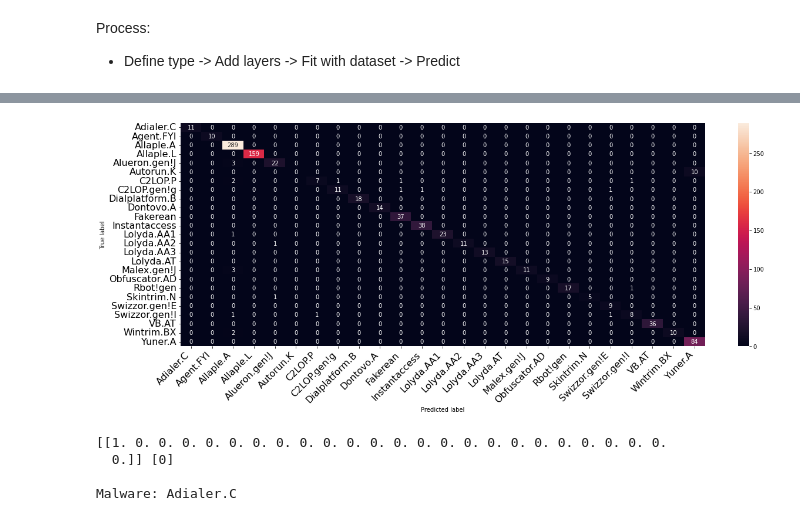
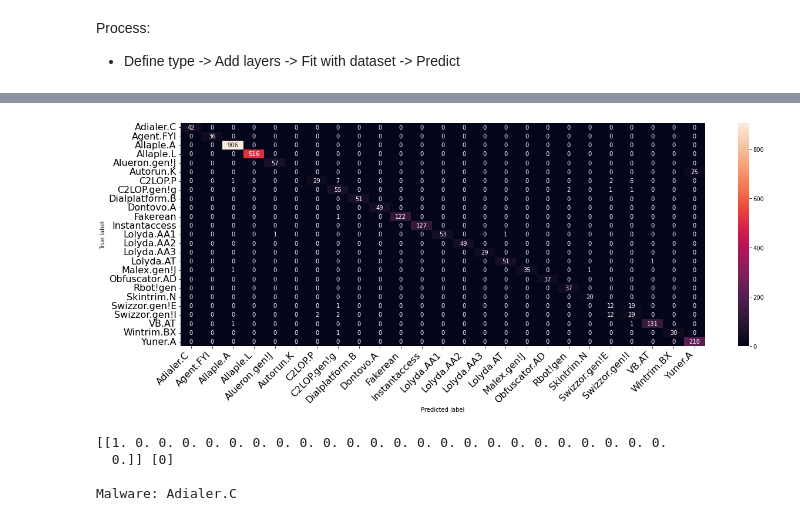
Before and after one commit to btkcodedev/ml-projects, a Jupyter notebook: Model_&_Reporting.ipynb, the cells around one changed output, grey strips where cells are left out. Drawn from its saved outputs; the diff is of its cells as text; code cells hidden in the pictures.

```diff
--- a/Model_&_Reporting.ipynb
+++ b/Model_&_Reporting.ipynb
@@ -31,18 +31,17 @@ import seaborn as sns                                       #For generating heat
 # %% [markdown]
 # Preprocess & Generate Batches
 # %%
-# 25 classes of malwares
-n = 25
+n = 25      # 25 classes of malwares
 
 # Generating DataSet
 path_root = "/content/drive/MyDrive/malimg_paper_dataset_imgs"
 batches = ImageDataGenerator().flow_from_directory(
-    directory=path_root, target_size=(64, 64), batch_size=1000
+    directory=path_root, target_size=(64, 64), batch_size=10000
 )
 imgs, labels = next(batches)
 
 # Split into train and test
-X_train, X_test, y_train, y_test = train_test_split(imgs / 255.0, labels, test_size=0.3) #
+X_train, X_test, y_train, y_test = train_test_split(imgs / 255.0, labels, test_size=0.3) #30% validation data and 70% training data
 # %% [output]
 Found 9367 images belonging to 25 classes.
 # %% [markdown]
@@ -168,16 +173,10 @@ INFO:tensorflow:Assets written to: /content/drive/MyDrive/modelcopy/Model/assets
 # %%
-# path_root = "/content/drive/MyDrive/malimg_paper_dataset_imgs"
-# batches = ImageDataGenerator().flow_from_directory(directory=path_root, target_size=(64,64), batch_size=1000)
-# imgs, labels = next(batches)
-
-X_train, X_test, y_train, y_test = train_test_split(imgs/255.0, labels, test_size=0.9)
-Malware_model = load_model("/content/drive/MyDrive/modelcopy/Model")
-y_pred = Malware_model.predict(X_test, batch_size=10)
+y_pred = Malware_model.predict(X_test, batch_size=10000)
 y_test2 = np.argmax(y_test, axis=1)           #Returns indices of the max element of the array in a particular axis
 y_pred2 = np.argmax(y_pred, axis=1)
 c_matrix = metrics.confusion_matrix(y_test2, y_pred2)
 
 class_names= batches.class_indices.keys()
 confusion_matrix(c_matrix, class_names, figsize = (20,7), fontsize=16)
 # %% [output]
-[figure, old version]
+[figure, new version]
```
Also changed, not shown: parts of 6 cells of this notebook.
